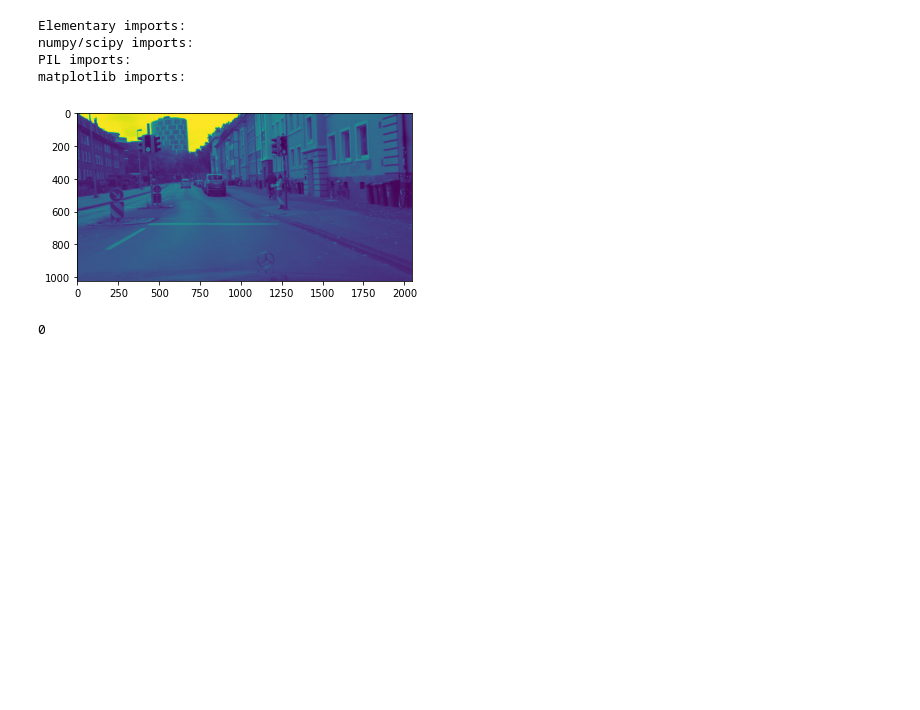
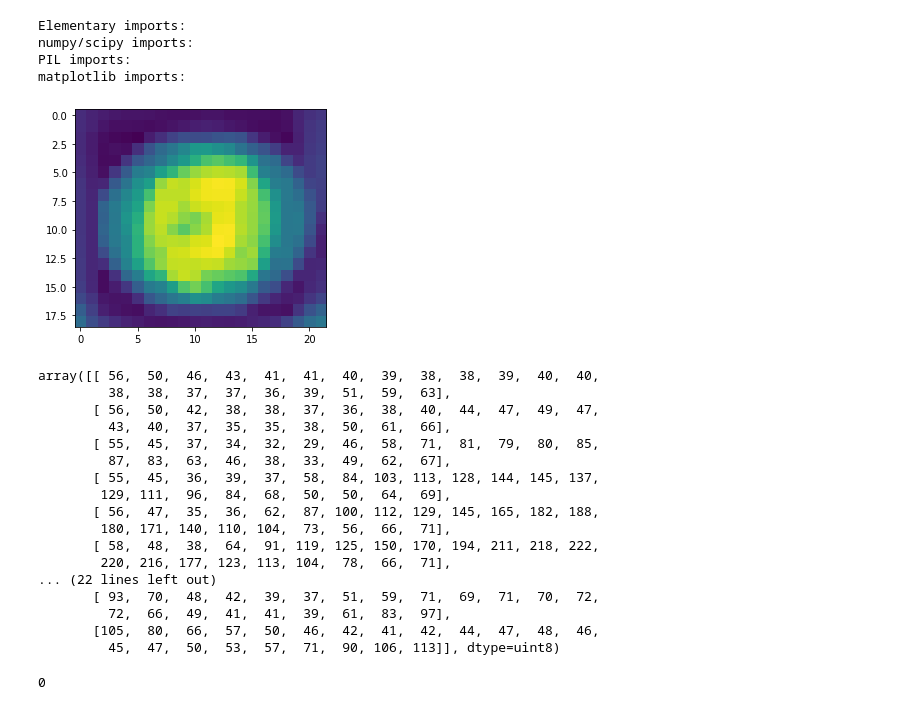
Before and after one commit to SM325/TFL-Mobileye, a Jupyter notebook: Untitled1.ipynb, the cells around one changed output. Cells and saved outputs as stored; diff of their text form; code cells hidden in the pictures; blank space fills up the shorter version.

```diff
--- a/Untitled1.ipynb
+++ b/Untitled1.ipynb
@@ -25,15 +25,33 @@ PIL imports:
 matplotlib imports:
 # %%
 default_base = './data'
-flist = glob.glob(os.path.join(default_base, 'munster_000023_000019_leftImg8bit.png'))
+flist = glob.glob(os.path.join(default_base, 'bremen_000004_000019_leftImg8bit.png'))
 # %%
 image_path = flist[0]
 image = np.array(Image.open(image_path).convert("L"))
 plt.figure().clf()
-plt.imshow(image)
+plt.imshow(image[322:341, 1520:1542])
 plt.show()
+image[322:341, 1520:1542]
 # %% [output]
-[figure, old version]
+[figure, new version]
+array([[ 56,  50,  46,  43,  41,  41,  40,  39,  38,  38,  39,  40,  40,
+         38,  38,  37,  37,  36,  39,  51,  59,  63],
+       [ 56,  50,  42,  38,  38,  37,  36,  38,  40,  44,  47,  49,  47,
+         43,  40,  37,  35,  35,  38,  50,  61,  66],
+       [ 55,  45,  37,  34,  32,  29,  46,  58,  71,  81,  79,  80,  85,
+         87,  83,  63,  46,  38,  33,  49,  62,  67],
+       [ 55,  45,  36,  39,  37,  58,  84, 103, 113, 128, 144, 145, 137,
+        129, 111,  96,  84,  68,  50,  50,  64,  69],
+       [ 56,  47,  35,  36,  62,  87, 100, 112, 129, 145, 165, 182, 188,
+        180, 171, 140, 110, 104,  73,  56,  66,  71],
+       [ 58,  48,  38,  64,  91, 119, 125, 150, 170, 194, 211, 218, 222,
+        220, 216, 177, 123, 113, 104,  78,  66,  71],
+... (22 lines left out)
+       [ 93,  70,  48,  42,  39,  37,  51,  59,  71,  69,  71,  70,  72,
+         72,  66,  49,  41,  41,  39,  61,  83,  97],
+       [105,  80,  66,  57,  50,  46,  42,  41,  42,  44,  47,  48,  46,
+         45,  47,  50,  53,  57,  71,  90, 106, 113]], dtype=uint8)
 # %%
 # image = ndimage.gaussian_filter(image, sigma=2)
 # plt.imshow(image,cmap='gray')
```
Also changed, not shown: 2 other files.
